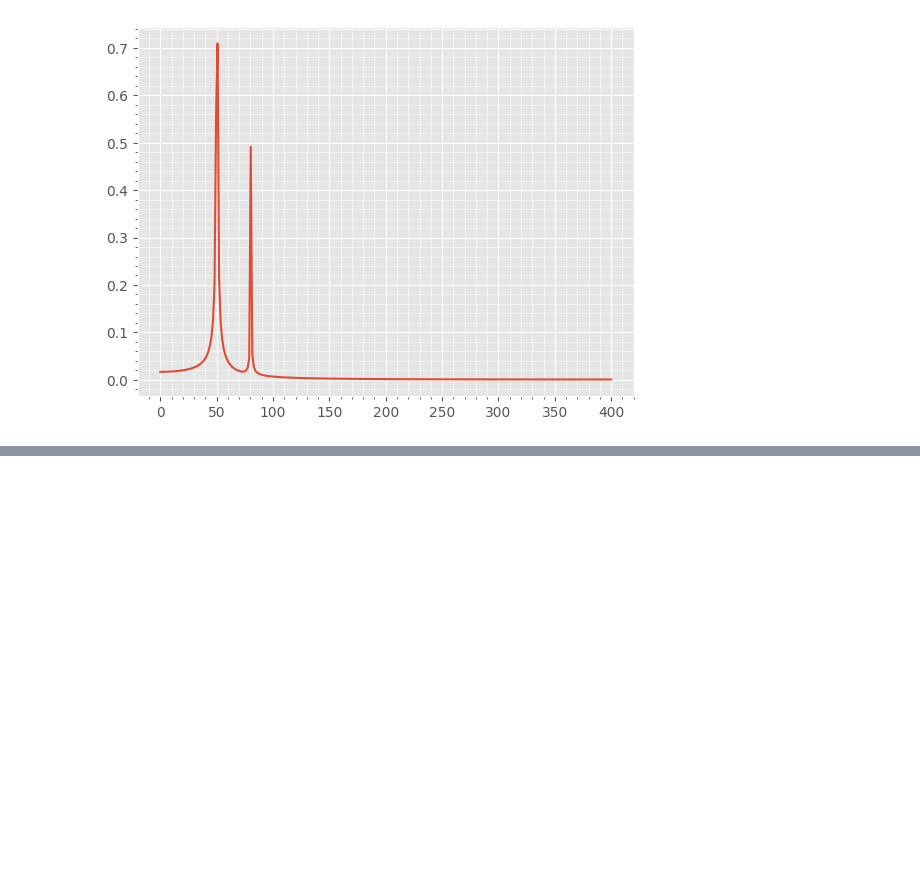
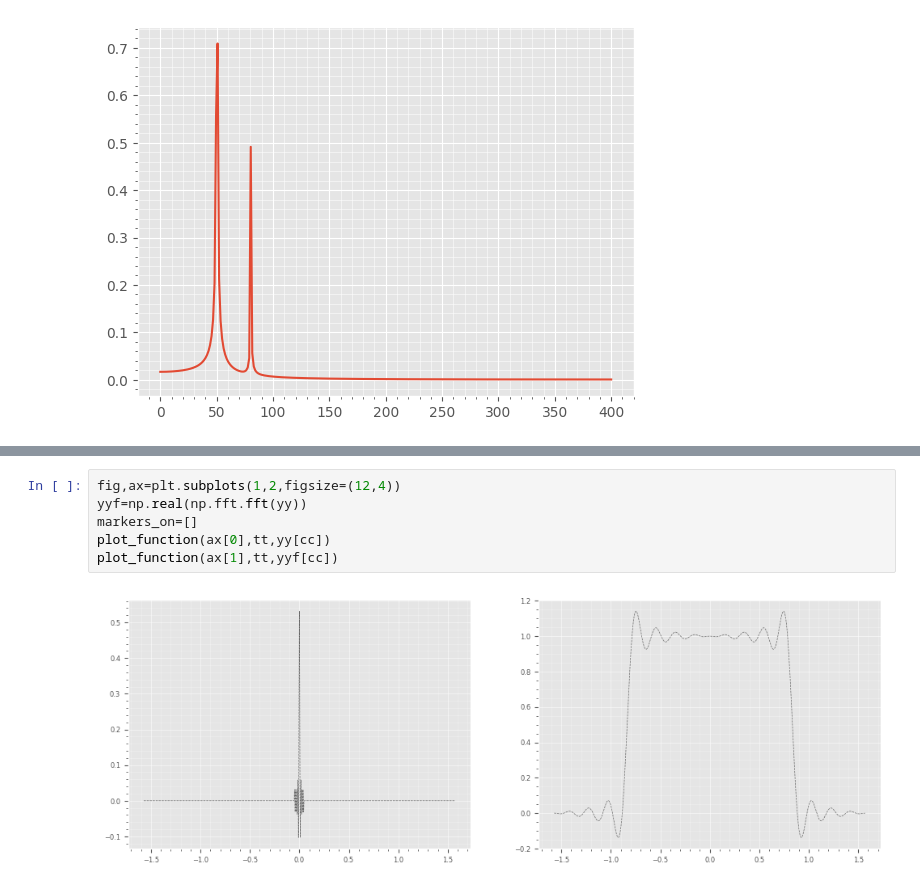
Before and after one commit to blackgolfer/super-qi, a Jupyter notebook: ms/sp/nb/fft.ipynb, the cells around one changed output, grey strips where cells are left out. Saved outputs shown, nothing was run; the diff lists cells and outputs as text; blank space fills up the shorter version.

```diff
--- a/ms/sp/nb/fft.ipynb
+++ b/ms/sp/nb/fft.ipynb
@@ -36,0 +127,8 @@ plt.show()
+# %%
+fig,ax=plt.subplots(1,2,figsize=(12,4))
+yyf=np.real(np.fft.fft(yy))
+markers_on=[]
+plot_function(ax[0],tt,yy[cc])
+plot_function(ax[1],tt,yyf[cc])
+# %% [output]
+[figure, added]
```
Also changed, not shown: parts of 6 cells of this notebook, 2 other files.
